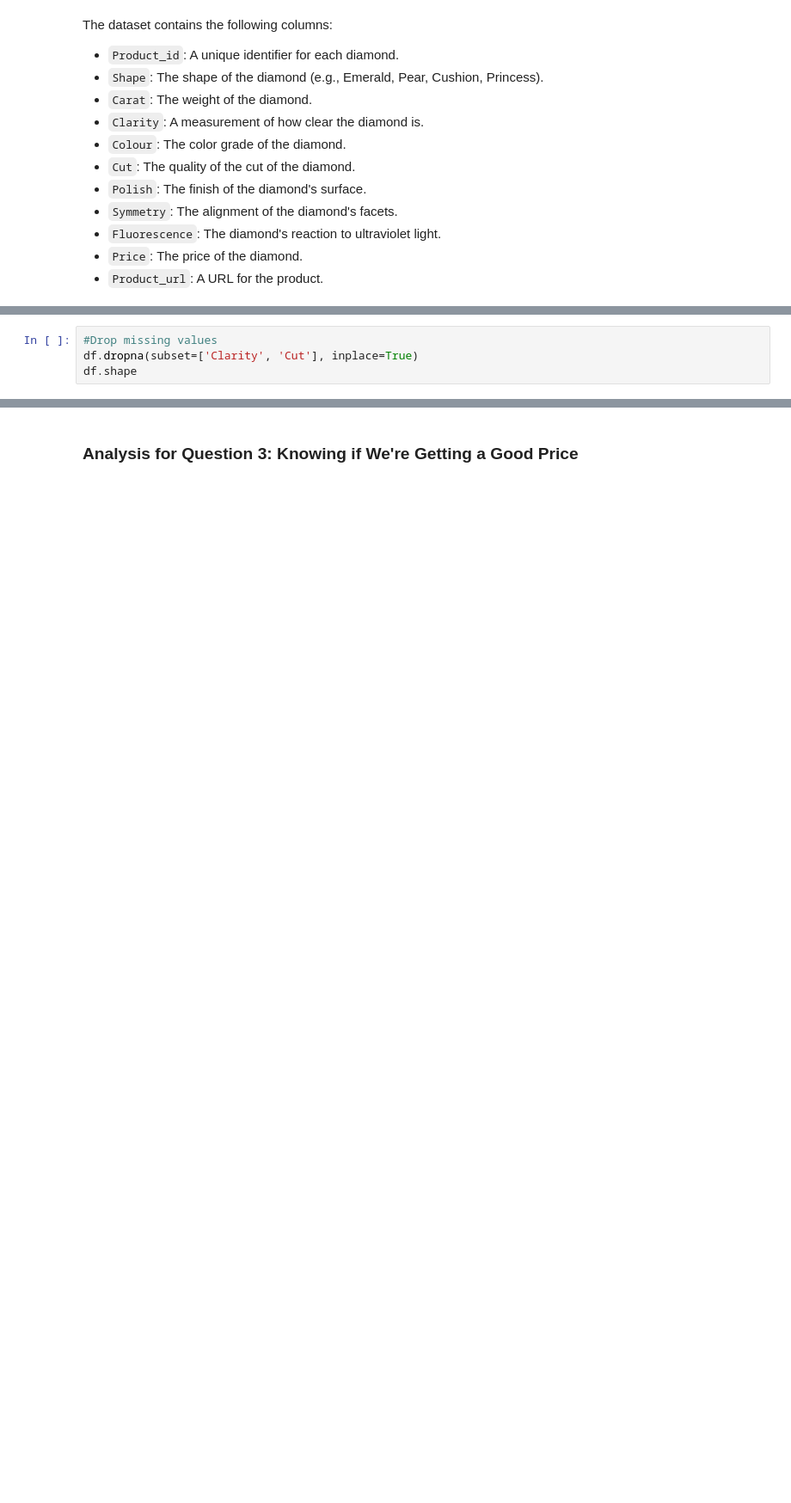
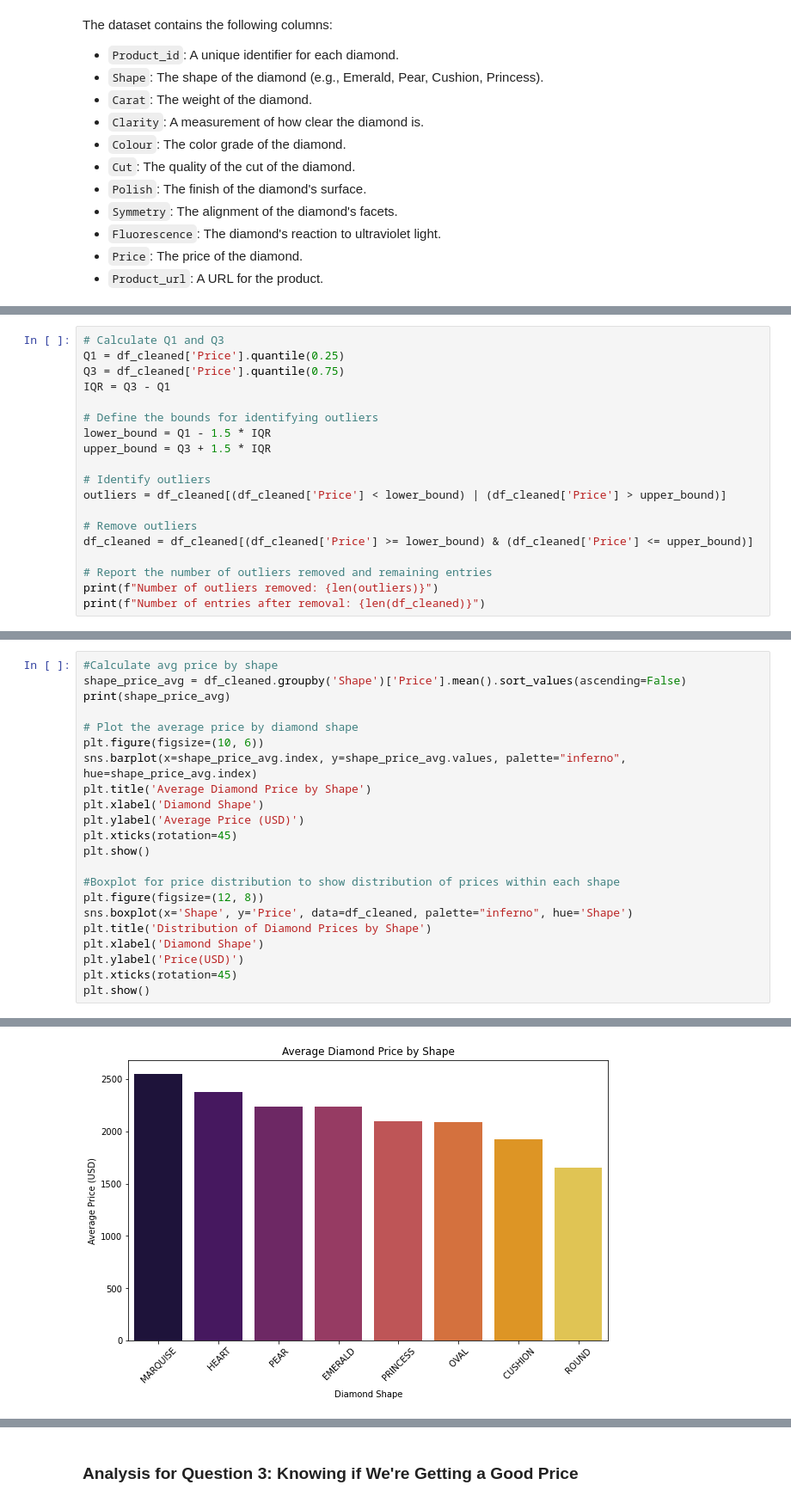
Before and after one commit to manjuq/DiamondValueAnalysis, a Jupyter notebook: analyze_diamond_data.ipynb, the cells around one changed output, grey strips where cells are left out. Shown: that part at 86% size. Cells and saved outputs as stored; diff of their text form; blank space fills up the shorter version.

```diff
--- a/analyze_diamond_data.ipynb
+++ b/analyze_diamond_data.ipynb
@@ -122,4 +30,0 @@ missing_values = missing_values[missing_values > 0]
-# %%
-#Drop missing values
-df.dropna(subset=['Clarity', 'Cut'], inplace=True)
-df.shape
@@ -500,0 +142,19 @@ anova_table_cut, anova_table_color, anova_table_clarity
+# %%
+# Calculate Q1 and Q3
+Q1 = df_cleaned['Price'].quantile(0.25)
+Q3 = df_cleaned['Price'].quantile(0.75)
+IQR = Q3 - Q1
+
+# Define the bounds for identifying outliers
+lower_bound = Q1 - 1.5 * IQR
+upper_bound = Q3 + 1.5 * IQR
+
+# Identify outliers
+outliers = df_cleaned[(df_cleaned['Price'] < lower_bound) | (df_cleaned['Price'] > upper_bound)]
+
+# Remove outliers
+df_cleaned = df_cleaned[(df_cleaned['Price'] >= lower_bound) & (df_cleaned['Price'] <= upper_bound)]
+
+# Report the number of outliers removed and remaining entries
+print(f"Number of outliers removed: {len(outliers)}")
+print(f"Number of entries after removal: {len(df_cleaned)}")
@@ -500,0 +176,23 @@ anova_table_cut, anova_table_color, anova_table_clarity
+# %%
+#Calculate avg price by shape
+shape_price_avg = df_cleaned.groupby('Shape')['Price'].mean().sort_values(ascending=False)
+print(shape_price_avg)
+
+# Plot the average price by diamond shape
+plt.figure(figsize=(10, 6))
+sns.barplot(x=shape_price_avg.index, y=shape_price_avg.values, palette="inferno", hue=shape_price_avg.index)
+plt.title('Average Diamond Price by Shape')
+plt.xlabel('Diamond Shape')
+plt.ylabel('Average Price (USD)')
+plt.xticks(rotation=45)
+plt.show()
+
+#Boxplot for price distribution to show distribution of prices within each shape
+plt.figure(figsize=(12, 8))
+sns.boxplot(x='Shape', y='Price', data=df_cleaned, palette="inferno", hue='Shape')
+plt.title('Distribution of Diamond Prices by Shape')
+plt.xlabel('Diamond Shape')
+plt.ylabel('Price(USD)')
+plt.xticks(rotation=45)
+plt.show()
+# %% [output]
@@ -500,0 +209 @@ anova_table_cut, anova_table_color, anova_table_clarity
+[figure, added]
```
Also changed, not shown: parts of 60 cells of this notebook, 2 other files.
